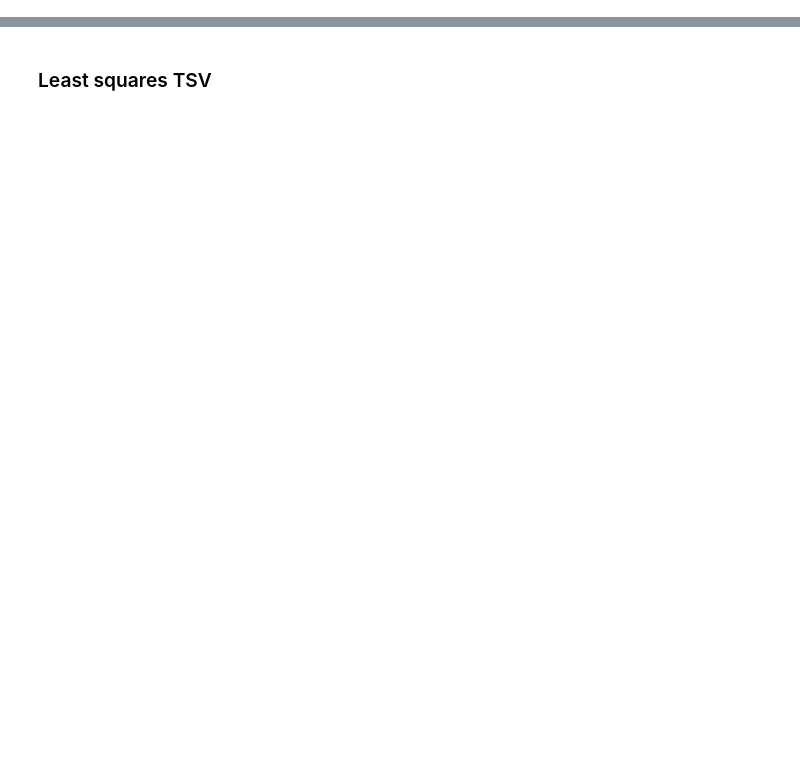
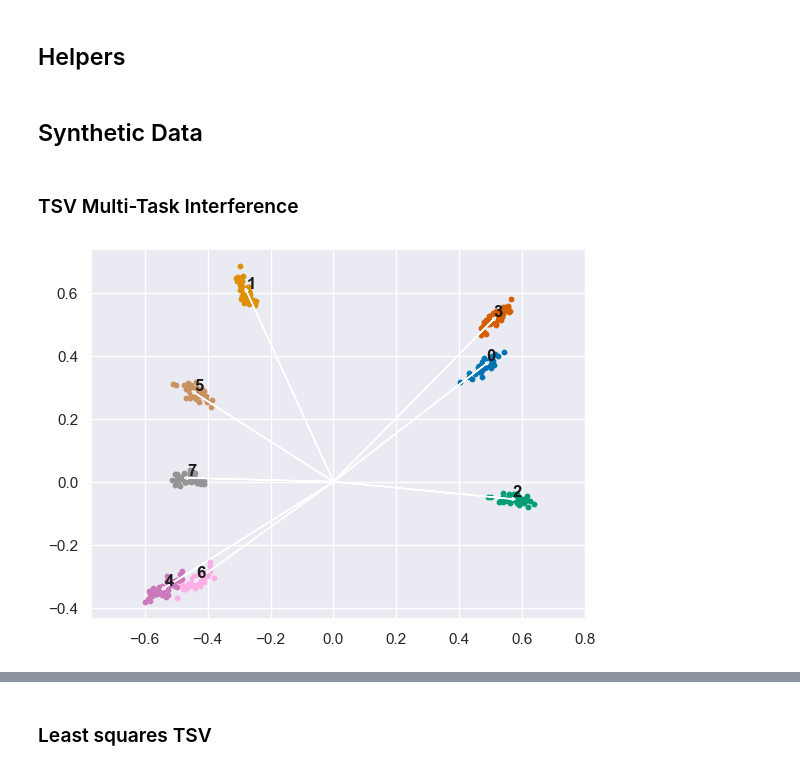
Before and after one commit to AntoAndGar/task_singular_vectors, a Jupyter notebook: scratch.ipynb, the cells around one changed output, grey strips where cells are left out. Drawn from its saved outputs; the diff is of its cells as text; code cells hidden in the pictures; blank space fills up the shorter version.

Commit message:
Add tsv vector visualizations to scratch nb

```diff
--- a/scratch.ipynb
+++ b/scratch.ipynb
@@ -0,0 +1,2 @@
+# %% [markdown]
+## Helpers
@@ -0,0 +89,20 @@
+# %% [markdown]
+## Synthetic Data
+# %% [markdown]
+### TSV Multi-Task Interference
+# %%
+import torch
+import matplotlib.pyplot as plt
+
+# set seed
+torch.manual_seed(42)
+
+x, tvs = create_datasets_and_task_vectors(n_tasks=8, d_task=8, sigma_perturb=0.01, sigma_scale=0.05, n_samples=50)
+for i in range(tvs.shape[0]):
+    plt.scatter(x[:,i,0], x[:,i,1], s=10)
+    plt.arrow(0, 0, tvs[i,0], tvs[i,1], head_width=0.01, head_length=0.01)
+    plt.text(tvs[i,0], tvs[i,1], f"{i}", fontsize=12, color='k', ha='left', va='bottom', fontweight='bold')
+plt.axis('equal')
+plt.show()
+# %% [output]
+[figure, added]
```
Also changed, not shown: parts of 27 cells of this notebook, 4 other files.
